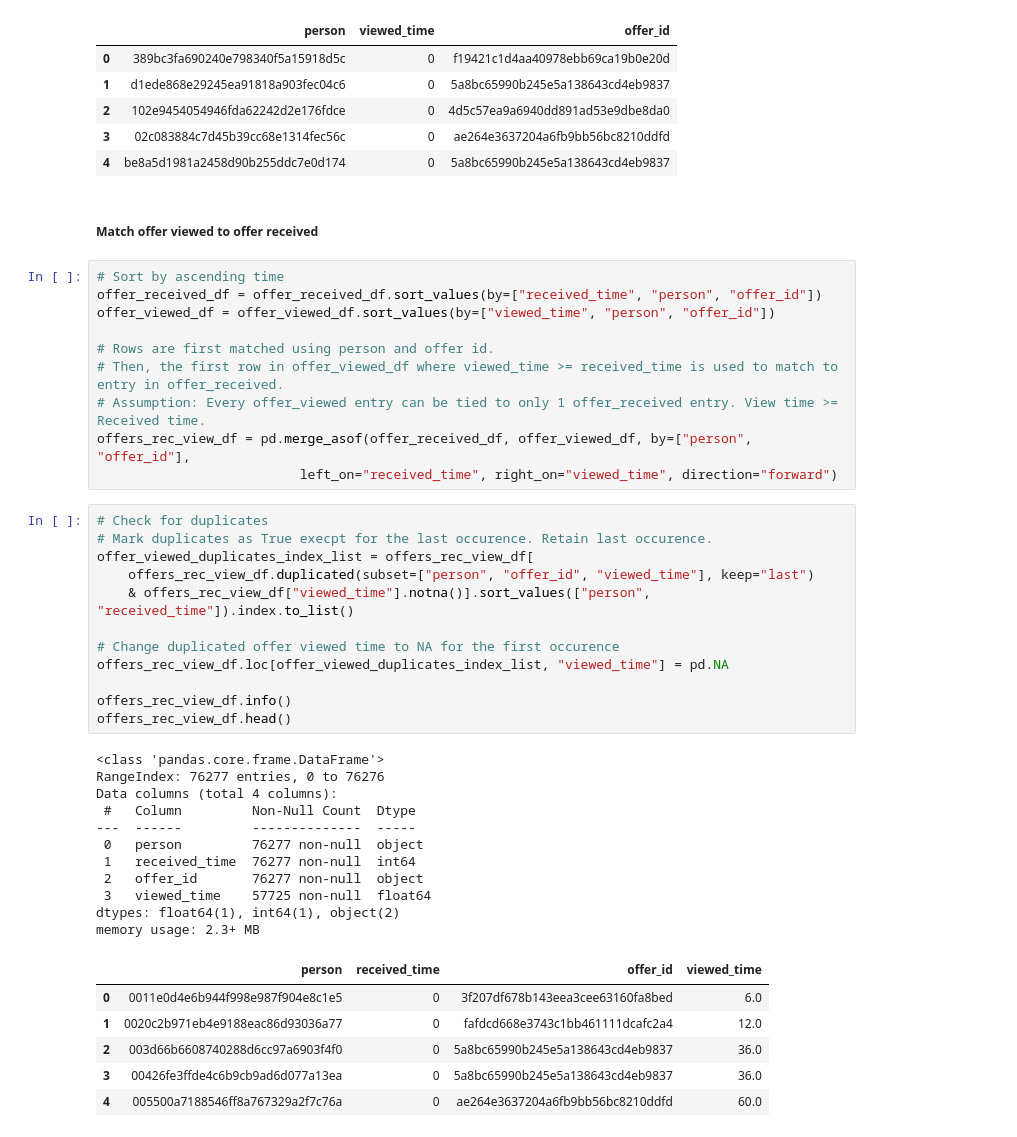
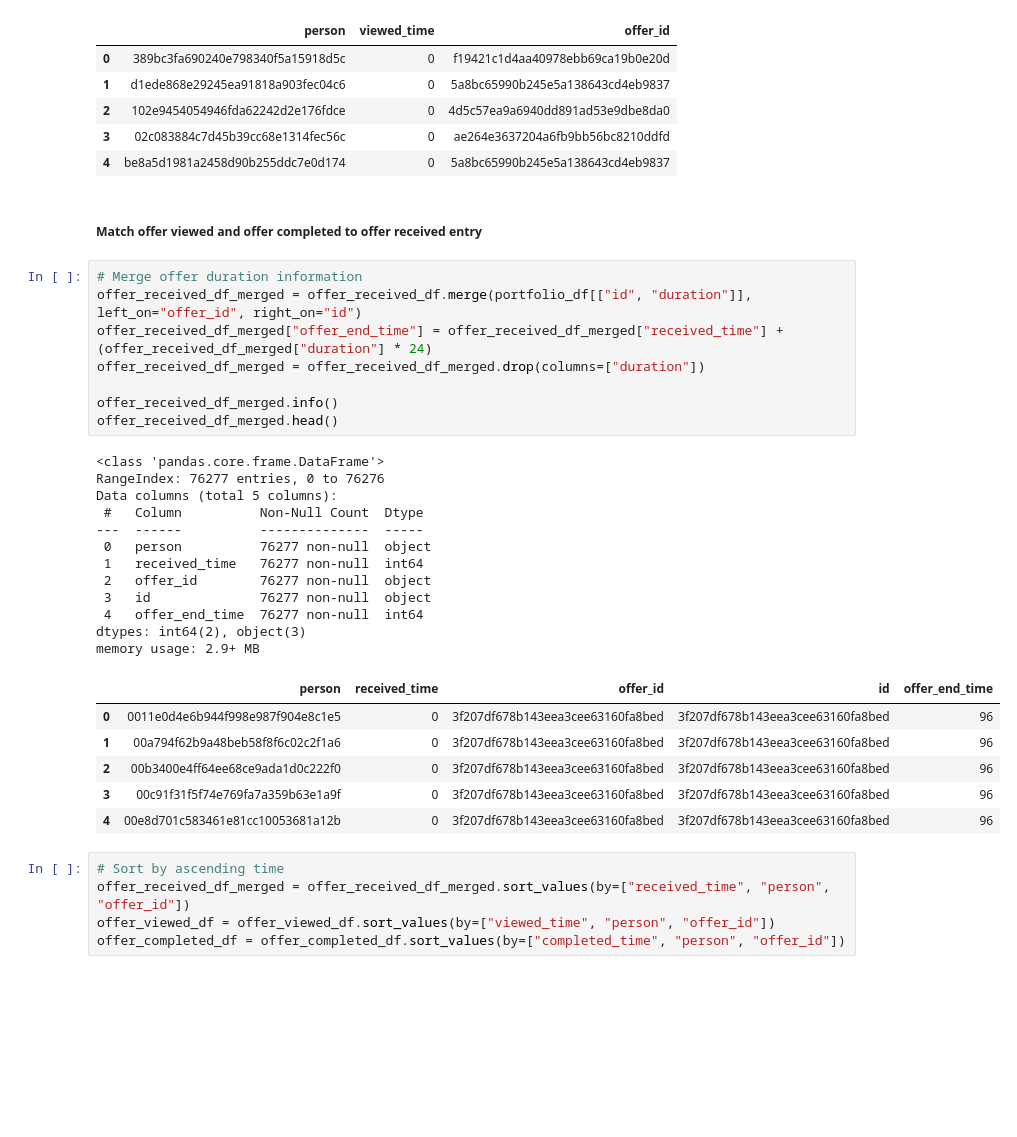
Before and after one commit to Nat-Han1999/BT4211-Starbucks, a Jupyter notebook: Regression/data_cleaning.ipynb, the cells around one changed output. Saved outputs shown, nothing was run; the diff lists cells and outputs as text; blank space fills up the shorter version.

```diff
--- a/Regression/data_cleaning.ipynb
+++ b/Regression/data_cleaning.ipynb
@@ -185,44 +185,36 @@ memory usage: 1.3+ MB
 | 3 | 02c083884c7d45b39cc68e1314fec56c | 0 | ae264e3637204a6fb9bb56bc8210ddfd |
 | 4 | be8a5d1981a2458d90b255ddc7e0d174 | 0 | 5a8bc65990b245e5a138643cd4eb9837 |
 # %% [markdown]
-##### Match offer viewed to offer received
+##### Match offer viewed and offer completed to offer received entry
-# %%
-# Sort by ascending time
-offer_received_df = offer_received_df.sort_values(by=["received_time", "person", "offer_id"])
-offer_viewed_df = offer_viewed_df.sort_values(by=["viewed_time", "person", "offer_id"])
-
-# Rows are first matched using person and offer id.
-# Then, the first row in offer_viewed_df where viewed_time >= received_time is used to match to entry in offer_received.
-# Assumption: Every offer_viewed entry can be tied to only 1 offer_received entry. View time >= Received time.
-offers_rec_view_df = pd.merge_asof(offer_received_df, offer_viewed_df, by=["person", "offer_id"],
-                          left_on="received_time", right_on="viewed_time", direction="forward")
-# %%
-# Check for duplicates
-# Mark duplicates as True execpt for the last occurence. Retain last occurence.
-offer_viewed_duplicates_index_list = offers_rec_view_df[
-    offers_rec_view_df.duplicated(subset=["person", "offer_id", "viewed_time"], keep="last")
-    & offers_rec_view_df["viewed_time"].notna()].sort_values(["person", "received_time"]).index.to_list()
-
-# Change duplicated offer viewed time to NA for the first occurence
-offers_rec_view_df.loc[offer_viewed_duplicates_index_list, "viewed_time"] = pd.NA
-
-offers_rec_view_df.info()
-offers_rec_view_df.head()
-# %% [output]
-<class 'pandas.core.frame.DataFrame'>
-RangeIndex: 76277 entries, 0 to 76276
-Data columns (total 4 columns):
- #   Column         Non-Null Count  Dtype
----  ------         --------------  -----
- 0   person         76277 non-null  object
- 1   received_time  76277 non-null  int64
- 2   offer_id       76277 non-null  object
- 3   viewed_time    57725 non-null  float64
-dtypes: float64(1), int64(1), object(2)
-memory usage: 2.3+ MB
-|  | person | received_time | offer_id | viewed_time |
-| 0 | 0011e0d4e6b944f998e987f904e8c1e5 | 0 | 3f207df678b143eea3cee63160fa8bed | 6.0 |
-| 1 | 0020c2b971eb4e9188eac86d93036a77 | 0 | fafdcd668e3743c1bb461111dcafc2a4 | 12.0 |
-| 2 | 003d66b6608740288d6cc97a6903f4f0 | 0 | 5a8bc65990b245e5a138643cd4eb9837 | 36.0 |
-| 3 | 00426fe3ffde4c6b9cb9ad6d077a13ea | 0 | 5a8bc65990b245e5a138643cd4eb9837 | 36.0 |
-| 4 | 005500a7188546ff8a767329a2f7c76a | 0 | ae264e3637204a6fb9bb56bc8210ddfd | 60.0 |
+# %%
+# Merge offer duration information
+offer_received_df_merged = offer_received_df.merge(portfolio_df[["id", "duration"]], left_on="offer_id", right_on="id")
+offer_received_df_merged["offer_end_time"] = offer_received_df_merged["received_time"] + (offer_received_df_merged["duration"] * 24)
+offer_received_df_merged = offer_received_df_merged.drop(columns=["duration"])
+
+offer_received_df_merged.info()
+offer_received_df_merged.head()
+# %% [output]
+<class 'pandas.core.frame.DataFrame'>
+RangeIndex: 76277 entries, 0 to 76276
+Data columns (total 5 columns):
+ #   Column          Non-Null Count  Dtype
+---  ------          --------------  -----
+ 0   person          76277 non-null  object
+ 1   received_time   76277 non-null  int64
+ 2   offer_id        76277 non-null  object
+ 3   id              76277 non-null  object
+ 4   offer_end_time  76277 non-null  int64
+dtypes: int64(2), object(3)
+memory usage: 2.9+ MB
+|  | person | received_time | offer_id | id | offer_end_time |
+| 0 | 0011e0d4e6b944f998e987f904e8c1e5 | 0 | 3f207df678b143eea3cee63160fa8bed | 3f207df678b143eea3cee63160fa8bed | 96 |
+| 1 | 00a794f62b9a48beb58f8f6c02c2f1a6 | 0 | 3f207df678b143eea3cee63160fa8bed | 3f207df678b143eea3cee63160fa8bed | 96 |
+| 2 | 00b3400e4ff64ee68ce9ada1d0c222f0 | 0 | 3f207df678b143eea3cee63160fa8bed | 3f207df678b143eea3cee63160fa8bed | 96 |
+| 3 | 00c91f31f5f74e769fa7a359b63e1a9f | 0 | 3f207df678b143eea3cee63160fa8bed | 3f207df678b143eea3cee63160fa8bed | 96 |
+| 4 | 00e8d701c583461e81cc10053681a12b | 0 | 3f207df678b143eea3cee63160fa8bed | 3f207df678b143eea3cee63160fa8bed | 96 |
+# %%
+# Sort by ascending time
+offer_received_df_merged = offer_received_df_merged.sort_values(by=["received_time", "person", "offer_id"])
+offer_viewed_df = offer_viewed_df.sort_values(by=["viewed_time", "person", "offer_id"])
+offer_completed_df = offer_completed_df.sort_values(by=["completed_time", "person", "offer_id"])
```
Also changed, not shown: parts of 17 cells of this notebook.
